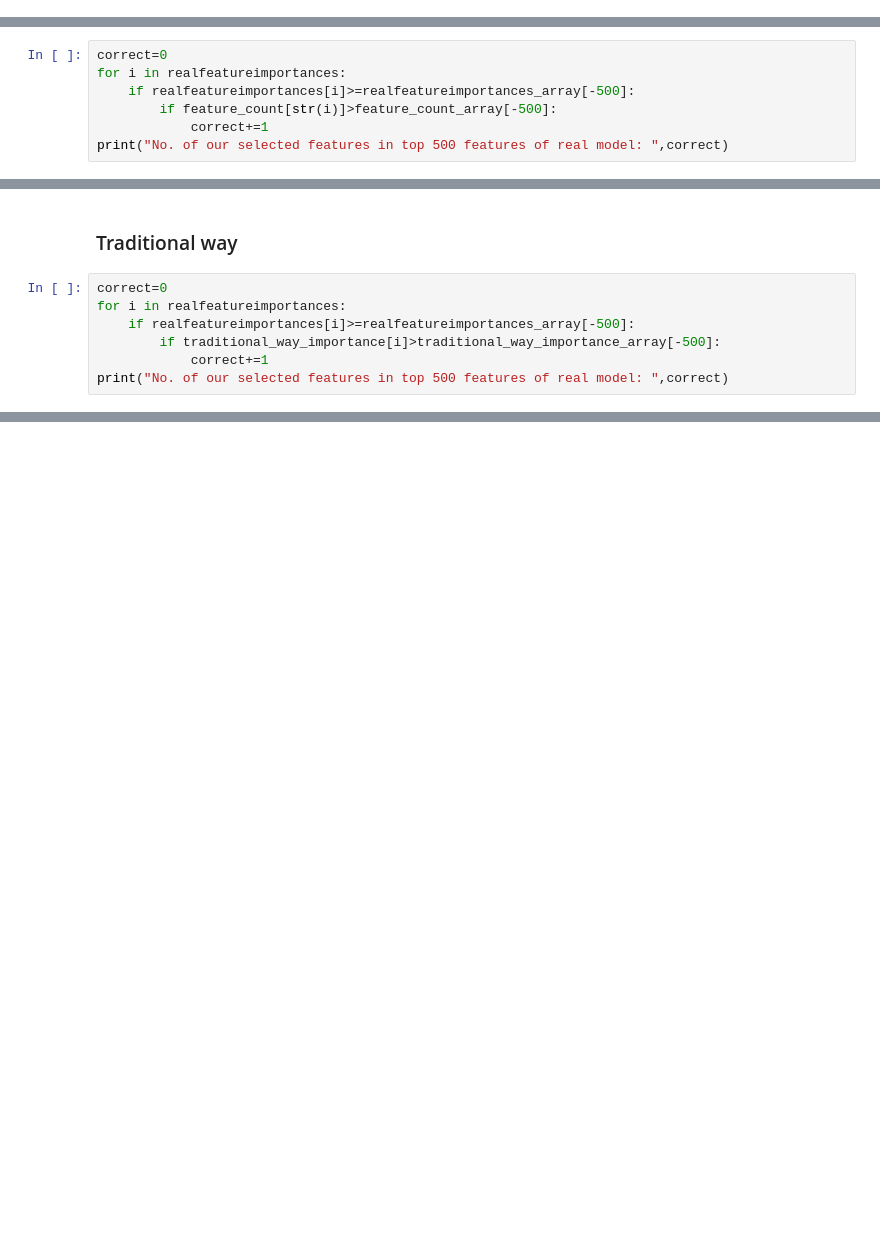
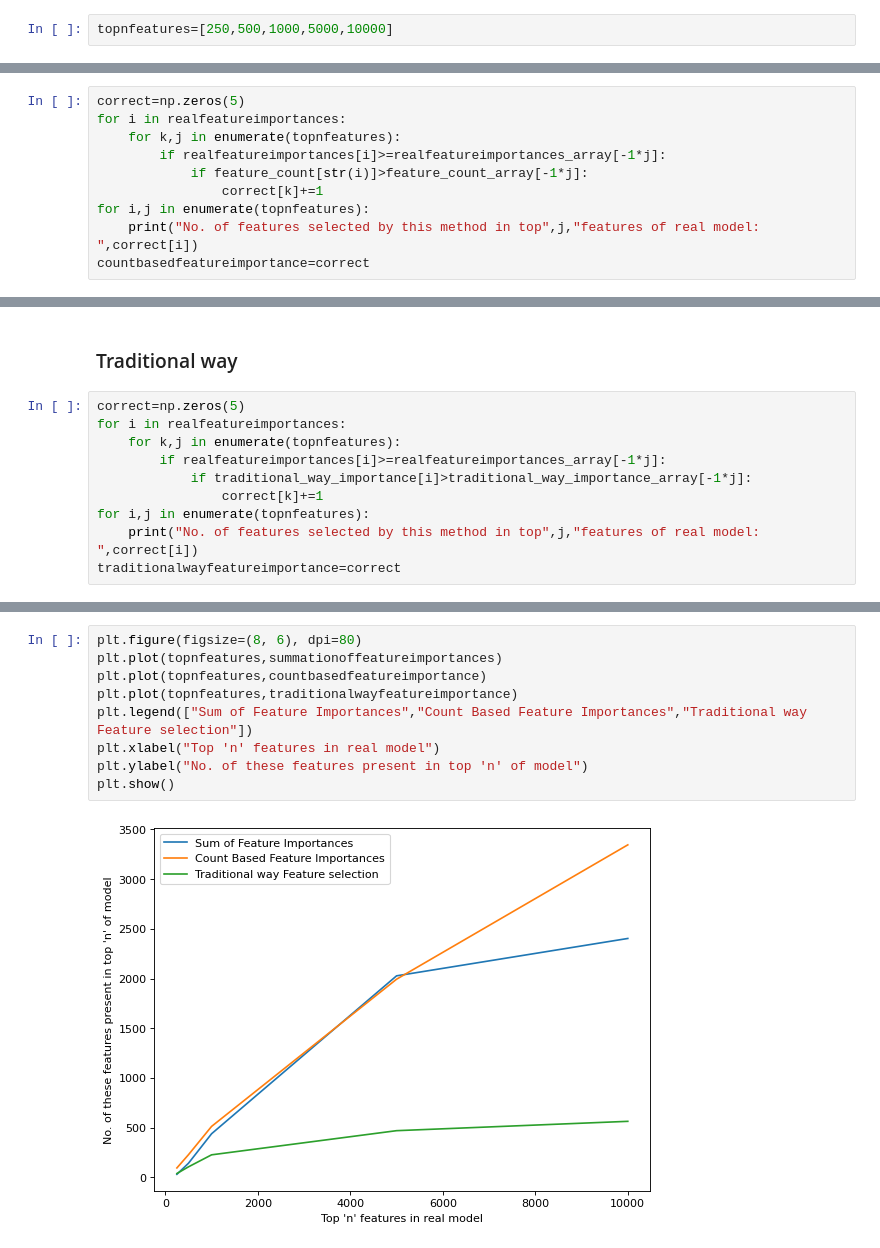
Before and after one commit to parasraorane/RandomForestFeatureSelection, a Jupyter notebook: Models/RandomForestClassifier.ipynb, the cells around one changed output, grey strips where cells are left out. Cells and saved outputs as stored; diff of their text form; blank space fills up the shorter version.

```diff
--- a/Models/RandomForestClassifier.ipynb
+++ b/Models/RandomForestClassifier.ipynb
@@ -202,3 +213,5 @@ print(correct,"features from samples in traditional way are present in the real
+# %%
+topnfeatures=[250,500,1000,5000,10000]
 # %% [markdown]
 ### Summation of feature importances
 # %%
@@ -213,10 +233,13 @@ No. of our selected features in top 500 features of real model:  123
 # %% [markdown]
 ### Count based
 # %%
-correct=0
+correct=np.zeros(5)
 for i in realfeatureimportances:
-    if realfeatureimportances[i]>=realfeatureimportances_array[-500]:
-        if feature_count[str(i)]>feature_count_array[-500]:
-            correct+=1
-print("No. of our selected features in top 500 features of real model: ",correct)
+    for k,j in enumerate(topnfeatures):
+        if realfeatureimportances[i]>=realfeatureimportances_array[-1*j]:
+            if feature_count[str(i)]>feature_count_array[-1*j]:
+                correct[k]+=1
+for i,j in enumerate(topnfeatures):
+    print("No. of features selected by this method in top",j,"features of real model: ",correct[i])
+countbasedfeatureimportance=correct
 # %% [output]
@@ -224,10 +251,13 @@ No. of our selected features in top 500 features of real model:  220
 # %% [markdown]
 ### Traditional way
 # %%
-correct=0
+correct=np.zeros(5)
 for i in realfeatureimportances:
-    if realfeatureimportances[i]>=realfeatureimportances_array[-500]:
-        if traditional_way_importance[i]>traditional_way_importance_array[-500]:
-            correct+=1
-print("No. of our selected features in top 500 features of real model: ",correct)
+    for k,j in enumerate(topnfeatures):
+        if realfeatureimportances[i]>=realfeatureimportances_array[-1*j]:
+            if traditional_way_importance[i]>traditional_way_importance_array[-1*j]:
+                correct[k]+=1
+for i,j in enumerate(topnfeatures):
+    print("No. of features selected by this method in top",j,"features of real model: ",correct[i])
+traditionalwayfeatureimportance=correct
 # %% [output]
@@ -234,0 +271,11 @@ No. of our selected features in top 500 features of real model:  116
+# %%
+plt.figure(figsize=(8, 6), dpi=80)
+plt.plot(topnfeatures,summationoffeatureimportances)
+plt.plot(topnfeatures,countbasedfeatureimportance)
+plt.plot(topnfeatures,traditionalwayfeatureimportance)
+plt.legend(["Sum of Feature Importances","Count Based Feature Importances","Traditional way Feature selection"])
+plt.xlabel("Top 'n' features in real model")
+plt.ylabel("No. of these features present in top 'n' of model")
+plt.show()
+# %% [output]
+[figure, added]
```
Also changed, not shown: parts of 22 cells of this notebook.
